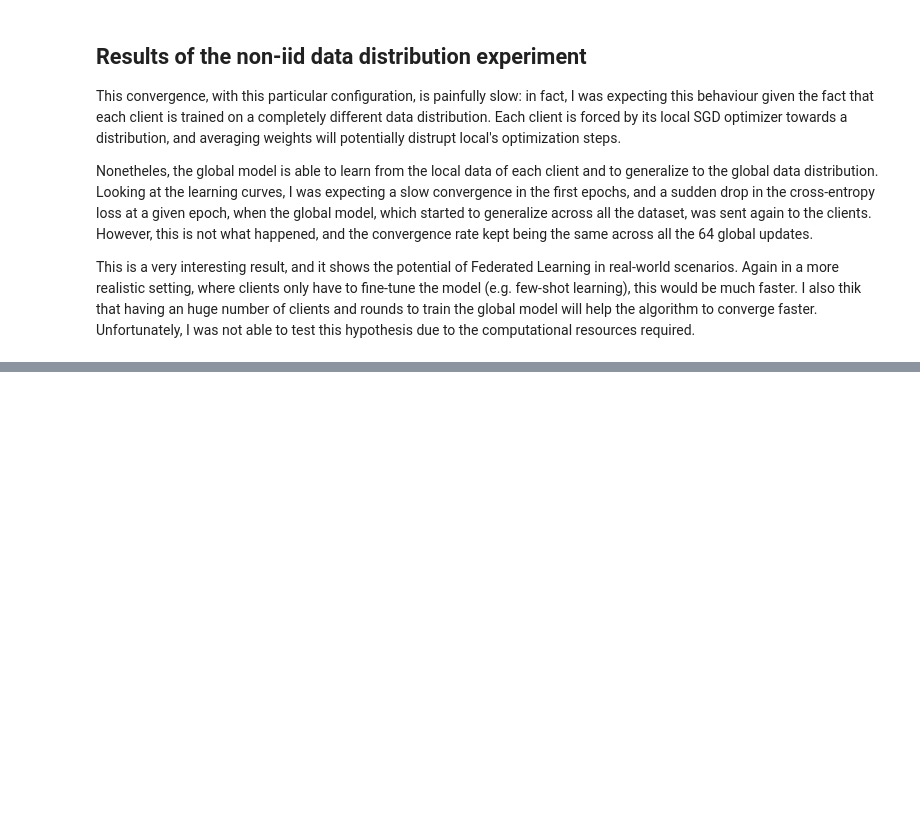
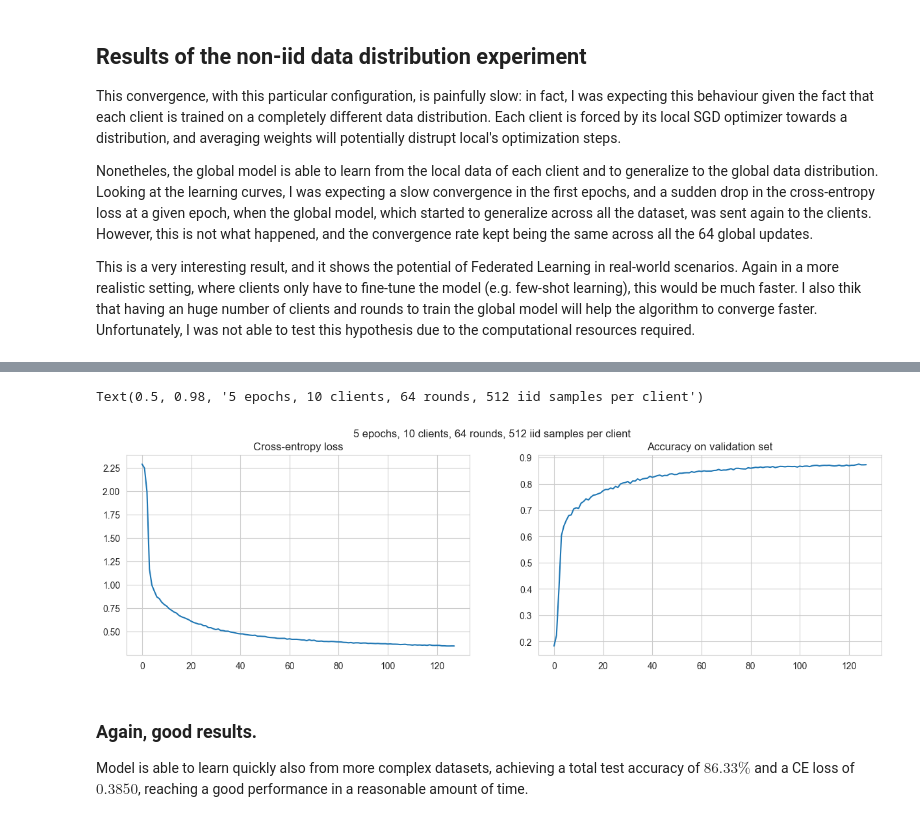
Before and after one commit to vornao/cl-project, a Jupyter notebook: src/report.ipynb, the cells around one changed output, grey strips where cells are left out. Drawn from its saved outputs; the diff is of its cells as text; code cells hidden in the pictures; blank space fills up the shorter version.

```diff
--- a/src/report.ipynb
+++ b/src/report.ipynb
@@ -369,0 +421,23 @@ This is a very interesting result, and it shows the potential of Federated Learn
+# %%
+model5e10c  = MNISTConvNet()
+server5e10c = MNISTFederatedServer(model=model5e10c, test_loader=val)
+
+clients = init_clients(
+    num_clients=10,
+    local_epochs=5,
+    lr=1e-2,
+    train_dataset=train,
+    n_samples=512,
+    device='mps',
+    weight_decay=1e-6,
+    sample_method='iid'
+)
+
+loss_5, acc_5 = server5e10c.start_train(clients, n_rounds=128, n_jobs=10)
+
+# save history
+with open('../histories/history_5e10c_fashion.pkl', 'wb') as f:
+    pickle.dump({'loss': loss_5, 'accuracy': acc_5}, f)
+
+# save global model
+torch.save(server5e10c.global_model.state_dict(), '../models/model5e10c_fashion.pth')
@@ -369,0 +489,11 @@ This is a very interesting result, and it shows the potential of Federated Learn
+# %%
+# test the model on the test set
+with open('../histories/history_5e10c_fashion.pkl', 'rb') as f:
+    history = pickle.load(f)
+    loss_5e10c = np.array(history['loss'])
+    acc_5e10c = np.array(history['accuracy'])
+
+server5e10c.test_loader = test
+loss, accuracy = server5e10c.test()
+
+print(f'Test loss: {loss:.4f}, accuracy: {accuracy:.4f}')
@@ -369,0 +502,16 @@ This is a very interesting result, and it shows the potential of Federated Learn
+# %%
+# plot history with seaborn
+fig, axs = plt.subplots(1, 2, figsize=(15, 4))
+axs[0].plot(loss_5e10c)
+axs[0].set_title('Cross-entropy loss')
+axs[1].plot(acc_5e10c)
+axs[1].set_title('Accuracy on validation set')
+
+# set suptitle
+fig.suptitle('5 epochs, 10 clients, 64 rounds, 512 iid samples per client')
+# %% [output]
+Text(0.5, 0.98, '5 epochs, 10 clients, 64 rounds, 512 iid samples per client')
+[figure, added]
+# %% [markdown]
+### Again, good results.
+Model is able to learn quickly also from more complex datasets, achieving a total test accuracy of $86.33\%$ and a CE loss of $0.3850$, reaching a good performance in a reasonable amount of time.
```
Also changed, not shown: parts of 17 cells of this notebook, 5 other files.
